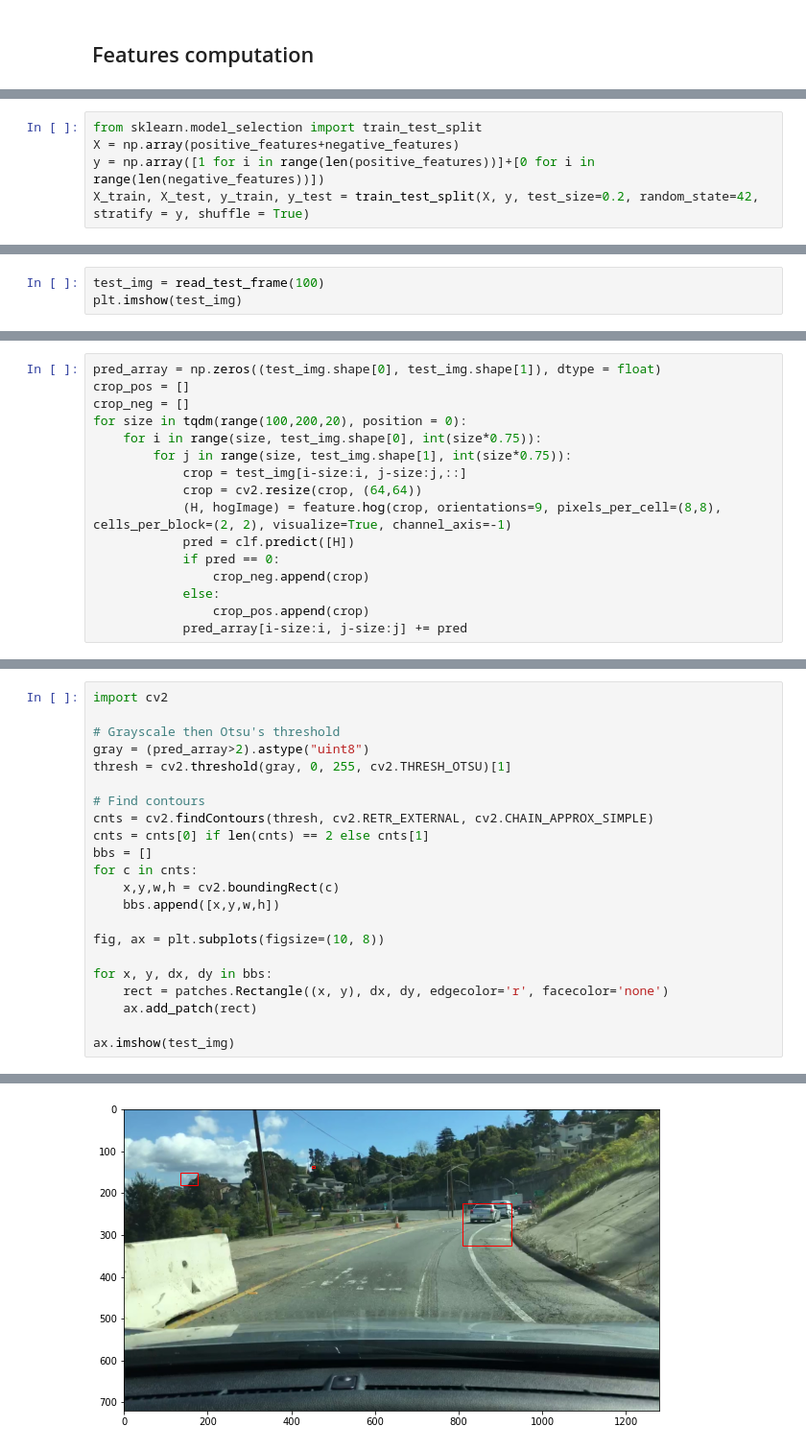
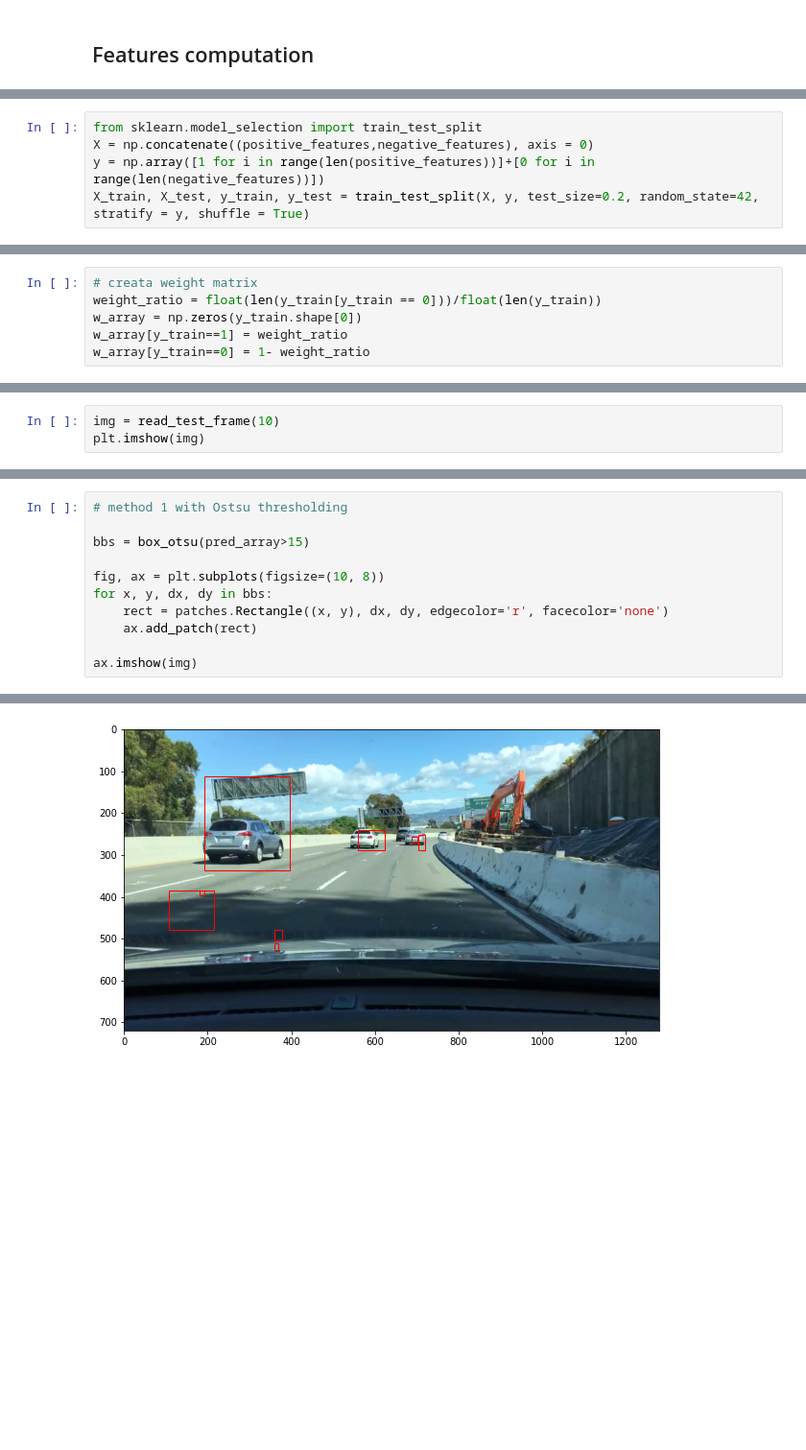
Before and after one commit to timrio/cars_detection, a Jupyter notebook: run_model.ipynb, the cells around one changed output, grey strips where cells are left out. Shown at 96% size. Cells and saved outputs as stored; diff of their text form; blank space fills up the shorter version.

```diff
--- a/run_model.ipynb
+++ b/run_model.ipynb
@@ -76,6 +90,6 @@ else:
 load data
 # %%
 from sklearn.model_selection import train_test_split
-X = np.array(positive_features+negative_features)
+X = np.concatenate((positive_features,negative_features), axis = 0)
 y = np.array([1 for i in range(len(positive_features))]+[0 for i in range(len(negative_features))])
 X_train, X_test, y_train, y_test = train_test_split(X, y, test_size=0.2, random_state=42, stratify = y, shuffle = True)
@@ -82 +100,7 @@ X_train, X_test, y_train, y_test = train_test_split(X, y, test_size=0.2, random_
+# %%
+# creata weight matrix
+weight_ratio = float(len(y_train[y_train == 0]))/float(len(y_train))
+w_array = np.zeros(y_train.shape[0])
+w_array[y_train==1] = weight_ratio
+w_array[y_train==0] = 1- weight_ratio
 # %%
@@ -95,5 +122,5 @@ accuracy: 0.917971249413471
 # %%
-test_img = read_test_frame(100)
-plt.imshow(test_img)
+img = read_test_frame(10)
+plt.imshow(img)
 # %% [output]
 <matplotlib.image.AxesImage at 0x...>
@@ -101,16 +127,0 @@ plt.imshow(test_img)
-# %%
-pred_array = np.zeros((test_img.shape[0], test_img.shape[1]), dtype = float)
-crop_pos = []
-crop_neg = []
-for size in tqdm(range(100,200,20), position = 0):
-    for i in range(size, test_img.shape[0], int(size*0.75)):
-        for j in range(size, test_img.shape[1], int(size*0.75)):
-            crop = test_img[i-size:i, j-size:j,::]
-            crop = cv2.resize(crop, (64,64))
-            (H, hogImage) = feature.hog(crop, orientations=9, pixels_per_cell=(8,8), cells_per_block=(2, 2), visualize=True, channel_axis=-1)
-            pred = clf.predict([H])
-            if pred == 0:
-                crop_neg.append(crop)
-            else:
-                crop_pos.append(crop)
-            pred_array[i-size:i, j-size:j] += pred
@@ -117,25 +211,14 @@ for size in tqdm(range(100,200,20), position = 0):
 # %%
-import cv2
+# method 1 with Ostsu thresholding
 
-# Grayscale then Otsu's threshold
-gray = (pred_array>2).astype("uint8")
-thresh = cv2.threshold(gray, 0, 255, cv2.THRESH_OTSU)[1]
-
-# Find contours
-cnts = cv2.findContours(thresh, cv2.RETR_EXTERNAL, cv2.CHAIN_APPROX_SIMPLE)
-cnts = cnts[0] if len(cnts) == 2 else cnts[1]
-bbs = []
-for c in cnts:
-    x,y,w,h = cv2.boundingRect(c)
-    bbs.append([x,y,w,h])
+bbs = box_otsu(pred_array>15)
 
 fig, ax = plt.subplots(figsize=(10, 8))
-
 for x, y, dx, dy in bbs:
     rect = patches.Rectangle((x, y), dx, dy, edgecolor='r', facecolor='none')
     ax.add_patch(rect)
 
-ax.imshow(test_img)
+ax.imshow(img)
 # %% [output]
 <matplotlib.image.AxesImage at 0x...>
-[figure, old version]
+[figure, new version]
```
Also changed, not shown: parts of 17 cells of this notebook, 14 other files.
